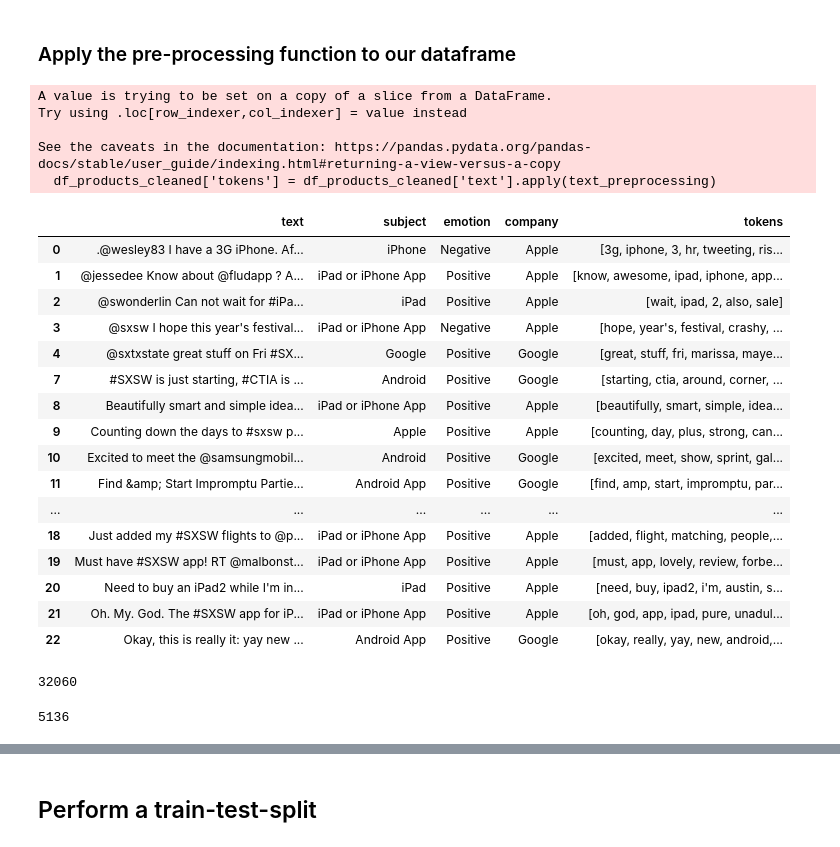
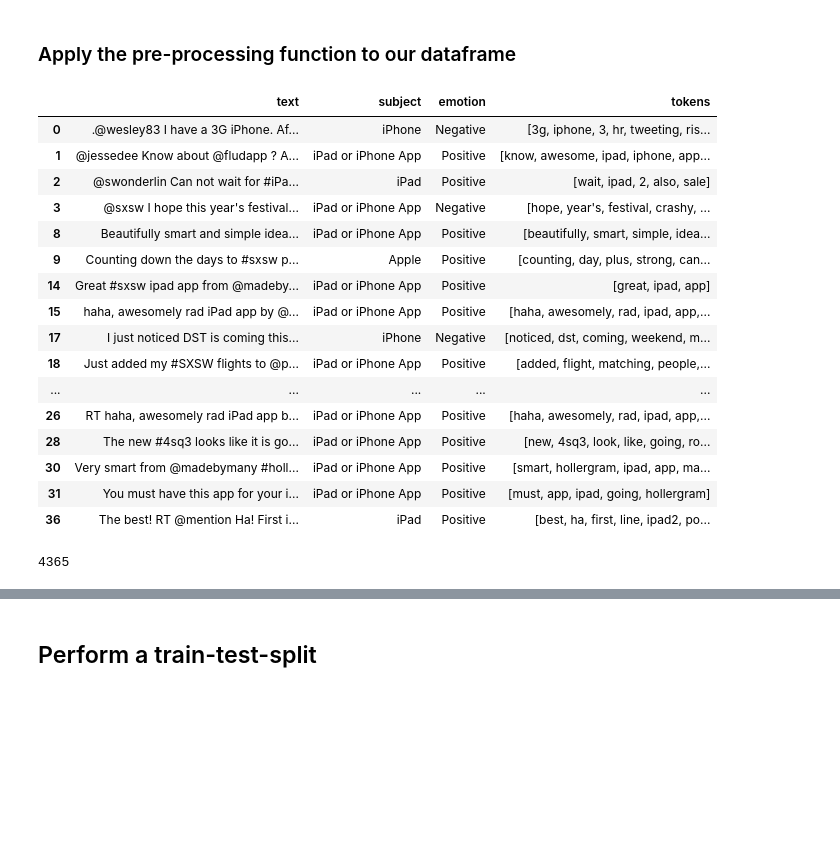
Before and after one commit to xuqc01/twitter_sentiment_analysis, a Jupyter notebook: P4ProjectNotebook.ipynb, the cells around one changed output, grey strips where cells are left out. Cells and saved outputs as stored; diff of their text form; code cells hidden in the pictures; blank space fills up the shorter version.

Commit message:
"final training data CSV"

```diff
--- a/P4ProjectNotebook.ipynb
+++ b/P4ProjectNotebook.ipynb
@@ -25,3 +104,5 @@ df.dropna(subset='tweet_text', inplace=True)
+# %%
+df.dropna(subset='subject', inplace=True)
 # %%
 df.info()
 # %% [output]
@@ -154,2 +120,3 @@ memory usage: 124.6+ KB
 # %%
-df_products_cleaned['emotion'] = df_products_cleaned['emotion'].apply(lambda x: x.split(' ')[0])
+#clean emotion column
+df['emotion'] = df['emotion'].apply(lambda x: x.split(' ')[0])
@@ -188,3 +130,5 @@ df_products_cleaned[df_products_cleaned['text'].str.contains("RT")]
+# %%
+df.drop('company', axis=1, inplace=True)
 # %% [markdown]
 ## Data Pre-Processing
 # %%
@@ -223,46 +167,37 @@ test_tokens
 # %% [markdown]
 ### Apply the pre-processing function to our dataframe
 # %%
-df_products_cleaned['tokens'] = df_products_cleaned['text'].apply(text_preprocessing)
+df['tokens'] = df['text'].apply(text_preprocessing)
-# %% [output]
-A value is trying to be set on a copy of a slice from a DataFrame.
-Try using .loc[row_indexer,col_indexer] = value instead
-
-See the caveats in the documentation: https://pandas.pydata.org/pandas-docs/stable/user_guide/indexing.html#returning-a-view-versus-a-copy
-  df_products_cleaned['tokens'] = df_products_cleaned['text'].apply(text_preprocessing)
 # %%
-df_products_cleaned.head(20)
+df.head(20)
 # %% [output]
-|  | text | subject | emotion | company | tokens |
-| 0 | .@wesley83 I have a 3G iPhone. Af... | iPhone | Negative | Apple | [3g, iphone, 3, hr, tweeting, ris... |
-| 1 | @jessedee Know about @fludapp ? A... | iPad or iPhone App | Positive | Apple | [know, awesome, ipad, iphone, app... |
-| 2 | @swonderlin Can not wait for #iPa... | iPad | Positive | Apple | [wait, ipad, 2, also, sale] |
-| 3 | @sxsw I hope this year's festival... | iPad or iPhone App | Negative | Apple | [hope, year's, festival, crashy, ... |
-| 4 | @sxtxstate great stuff on Fri #SX... | Google | Positive | Google | [great, stuff, fri, marissa, maye... |
-| 7 | #SXSW is just starting, #CTIA is ... | Android | Positive | Google | [starting, ctia, around, corner, ... |
-| 8 | Beautifully smart and simple idea... | iPad or iPhone App | Positive | Apple | [beautifully, smart, simple, idea... |
-| 9 | Counting down the days to #sxsw p... | Apple | Positive | Apple | [counting, day, plus, strong, can... |
-| 10 | Excited to meet the @samsungmobil... | Android | Positive | Google | [excited, meet, show, sprint, gal... |
-| 11 | Find &amp; Start Impromptu Partie... | Android App | Positive | Google | [find, amp, start, impromptu, par... |
-| ... | ... | ... | ... | ... | ... |
-| 18 | Just added my #SXSW flights to @p... | iPad or iPhone App | Positive | Apple | [added, flight, matching, people,... |
-| 19 | Must have #SXSW app! RT @malbonst... | iPad or iPhone App | Positive | Apple | [must, app, lovely, review, forbe... |
-| 20 | Need to buy an iPad2 while I'm in... | iPad | Positive | Apple | [need, buy, ipad2, i'm, austin, s... |
-| 21 | Oh. My. God. The #SXSW app for iP... | iPad or iPhone App | Positive | Apple | [oh, god, app, ipad, pure, unadul... |
-| 22 | Okay, this is really it: yay new ... | Android App | Positive | Google | [okay, really, yay, new, android,... |
+|  | text | subject | emotion | tokens |
+| 0 | .@wesley83 I have a 3G iPhone. Af... | iPhone | Negative | [3g, iphone, 3, hr, tweeting, ris... |
+| 1 | @jessedee Know about @fludapp ? A... | iPad or iPhone App | Positive | [know, awesome, ipad, iphone, app... |
+| 2 | @swonderlin Can not wait for #iPa... | iPad | Positive | [wait, ipad, 2, also, sale] |
+| 3 | @sxsw I hope this year's festival... | iPad or iPhone App | Negative | [hope, year's, festival, crashy, ... |
+| 8 | Beautifully smart and simple idea... | iPad or iPhone App | Positive | [beautifully, smart, simple, idea... |
+| 9 | Counting down the days to #sxsw p... | Apple | Positive | [counting, day, plus, strong, can... |
+| 14 | Great #sxsw ipad app from @madeby... | iPad or iPhone App | Positive | [great, ipad, app] |
+| 15 | haha, awesomely rad iPad app by @... | iPad or iPhone App | Positive | [haha, awesomely, rad, ipad, app,... |
+| 17 | I just noticed DST is coming this... | iPhone | Negative | [noticed, dst, coming, weekend, m... |
+| 18 | Just added my #SXSW flights to @p... | iPad or iPhone App | Positive | [added, flight, matching, people,... |
+| ... | ... | ... | ... | ... |
+| 26 | RT haha, awesomely rad iPad app b... | iPad or iPhone App | Positive | [haha, awesomely, rad, ipad, app,... |
+| 28 | The new #4sq3 looks like it is go... | iPad or iPhone App | Positive | [new, 4sq3, look, like, going, ro... |
+| 30 | Very smart from @madebymany #holl... | iPad or iPhone App | Positive | [smart, hollergram, ipad, app, ma... |
+| 31 | You must have this app for your i... | iPad or iPhone App | Positive | [must, app, ipad, going, hollergram] |
+| 36 | The best! RT @mention Ha! First i... | iPad | Positive | [best, ha, first, line, ipad2, po... |
 # %%
 #create a set of unique tokens
 token_set = []
-for tokens in df_products_cleaned['tokens'].values:
+for tokens in df['tokens'].values:
     for token in tokens:
         token_set.append(token)
 
-len(token_set)
+len(set((token_set)))
 # %% [output]
-32060
+4365
 # %%
-#we have 5,136 unique lemmed tokens
-len(set(token_set))
+#we have 4,365 unique lemmed tokens
-# %% [output]
-5136
 # %%
```
Also changed, not shown: parts of 56 cells of this notebook, 3 other files.
